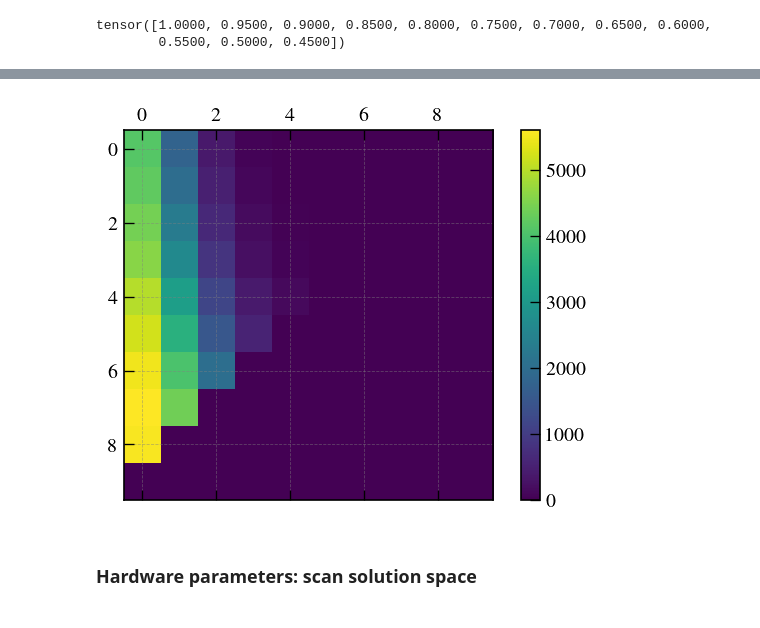
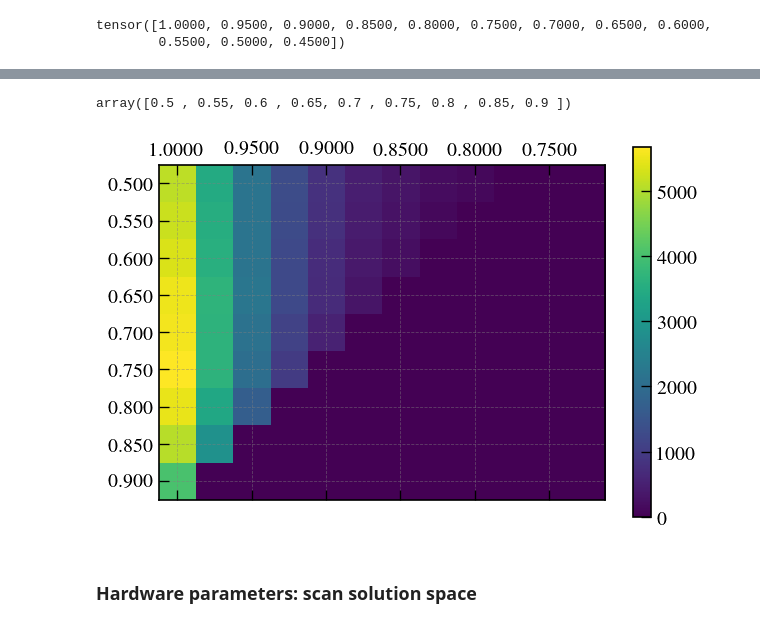
Before and after one commit to MaximeLagrange/muograph, a Jupyter notebook: Analysis.ipynb, the cells around one changed output, grey strips where cells are left out. Saved outputs shown, nothing was run; the diff lists cells and outputs as text; code cells hidden in the pictures.

Commit message:
Utility plot improvement

```diff
--- a/Analysis.ipynb
+++ b/Analysis.ipynb
@@ -2027,0 +2030,4 @@ Qs_p1[i_q1], Qs_p2[i_q1+1:Qs_p2.size()[0]]
+# %%
+output_dir = "../output_test/"
+
+mst = TrackingMST(trackings=(tracks_1, tracks_2))
@@ -2027,0 +2040,14 @@ Qs_p1[i_q1], Qs_p2[i_q1+1:Qs_p2.size()[0]]
+# %%
+q1=0.75
+
+p1 = torch.quantile(mst.dtheta, torch.tensor([q1]))
+# p2 = torch.quantile(mst.dtheta, torch.tensor([q2]))
+
+# mst._filter_muons(torch.mul(mst.dtheta>p1, mst.dtheta<p2))
+mst._filter_muons(mst.dtheta>p1)
+
+# poca = POCA(tracking=mst, voi=voi, output_dir="../output_test/")
+# %%
+q1=torch.tensor([0.25, 0.5, 0.75])
+
+torch.quantile(mst.dtheta, q1)
@@ -2221,0 +2254,2 @@ array([[-3.031e+03, -4.004e+03, -3.960e+03, -2.729e+03, -1.353e+03,
+# %%
+plt.rcParams["figure.figsize"] = (6, 4)  #set default figure size
@@ -2261,38 +2338,43 @@ array([[-3.031e+03, -4.004e+03, -3.960e+03, -2.729e+03, -1.353e+03,
+# %%
+np.round((q1s[:, 0])*100)/100
+# %% [output]
+array([0.5 , 0.55, 0.6 , 0.65, 0.7 , 0.75, 0.8 , 0.85, 0.9 ])
 # %%
 figure = plt.figure()
 axes = figure.add_subplot(111)
 
 # using the matshow() function
 caxes = axes.matshow(U2s, interpolation ='nearest')
 figure.colorbar(caxes)
-plt.show()
 
 # caxes = axes.matshow(U2s, interpolation ='nearest')
 # figure.colorbar(caxes)
 # plt.show()
 
 # caxes = axes.matshow(U3s, interpolation ='nearest')
 # figure.colorbar(caxes)
 # plt.show()
 
 # caxes = axes.matshow(U4s, interpolation ='nearest')
 # figure.colorbar(caxes)
 # plt.show()
 
-# Qs_p1_list = Qs_p1.tolist()
-# Qs_p1_list = [ '%.3f' % elem for elem in Qs_p1_list ]
-# axes.set_yticklabels(['']+Qs_p1_list)
+Qs_p1_list = Qs_p1.tolist()
+Qs_p1_list = [ '%.3f' % elem for elem in Qs_p1_list ]
+axes.set_yticklabels(['']+Qs_p1_list)
 
-# p1s_list = (p1s[:, 3]*1333).tolist()
-# p1s_list = [ '%.3f' % elem for elem in p1s_list ]
-# # axes.set_yticklabels(['']+p1s_list)
+p1s_list = (p1s[:, 3]*1333).tolist()
+p1s_list = [ '%.3f' % elem for elem in p1s_list ]
+# axes.set_yticklabels(['']+p1s_list)
 
-# Qs_p2_list = Qs_p2.tolist()
-# Qs_p2_list = [ '%.4f' % elem for elem in Qs_p2_list ]
-# axes.set_xticklabels(['']+Qs_p2_list)
+Qs_p2_list = Qs_p2.tolist()
+Qs_p2_list = [ '%.4f' % elem for elem in Qs_p2_list ]
+axes.set_xticklabels(['']+Qs_p2_list)
 
-# p2s_list = (p2s[:, 1]*1000).tolist()
-# p2s_list = [ '%.3f' % elem for elem in p2s_list ]
-# # axes.set_xticklabels(['']+p3s_list)
+p2s_list = (p2s[:, 1]*1000).tolist()
+p2s_list = [ '%.3f' % elem for elem in p2s_list ]
+# axes.set_xticklabels(['']+p3s_list)
+
+plt.show()
 # %% [output]
-[figure, old version]
+[figure, new version]
```
Also changed, not shown: parts of 18 cells of this notebook.
